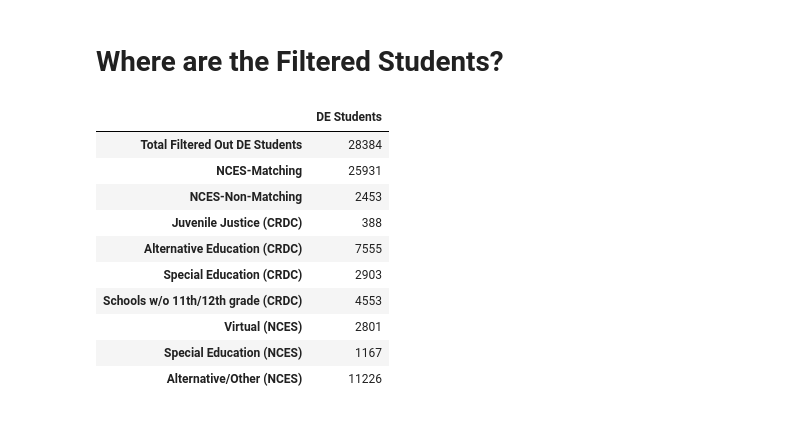
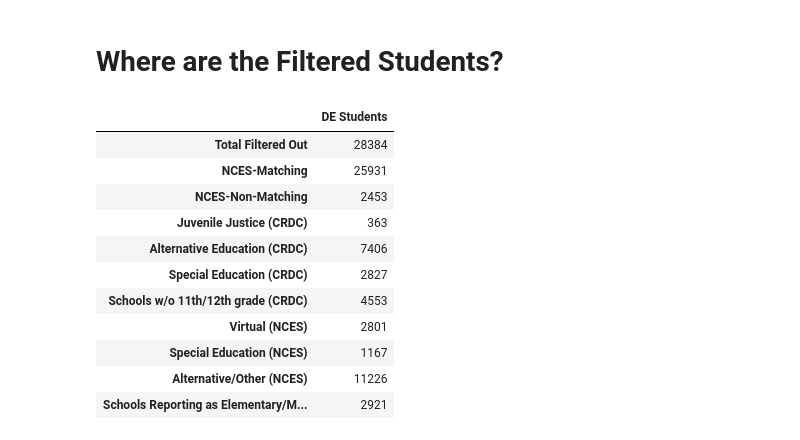
Before and after one commit to oconnoag/nacep_dual_enrollment_analysis, a Jupyter notebook: jupyter_notebooks/04_Filtered_Schools_Analysis.ipynb, the cells around one changed output. Drawn from its saved outputs; the diff is of its cells as text; code cells hidden in the pictures.

Commit message:
6/12 meeting with Adam, changed the 04 filtered file to inlcude the filtered_out_schools -- still needs to be finished though

```diff
--- a/jupyter_notebooks/04_Filtered_Schools_Analysis.ipynb
+++ b/jupyter_notebooks/04_Filtered_Schools_Analysis.ipynb
@@ -297,0 +198,6 @@ print(format(match_schools_with_de.de_total_enrollment.sum(), ",d"), "out of", f
+# %%
+"""Juvenile Justice Schools - How many schools and DE students?"""
+jj_de_students = match_schools_with_de[match_schools_with_de['JJ'] == 'Yes'].de_total_enrollment.sum()
+print(match_schools_with_de.JJ.value_counts())
+print()
+print(str(jj_de_students), "DE students.")
@@ -297,0 +212,6 @@ print(format(match_schools_with_de.de_total_enrollment.sum(), ",d"), "out of", f
+# %%
+"""Alternative Schools - How many schools and DE students?"""
+alt_de_students_crdc = match_schools_with_de[match_schools_with_de.SCH_STATUS_ALT == 'Yes'].de_total_enrollment.sum()
+print(match_schools_with_de.SCH_STATUS_ALT.value_counts())
+print()
+print(str(alt_de_students_crdc), "DE students.")
@@ -297,0 +226,6 @@ print(format(match_schools_with_de.de_total_enrollment.sum(), ",d"), "out of", f
+# %%
+"""Special Education - How many schools and DE students?"""
+sped_de_students_crdc = match_schools_with_de[match_schools_with_de.SCH_STATUS_SPED == 'Yes'].de_total_enrollment.sum()
+print(match_schools_with_de.SCH_STATUS_SPED.value_counts())
+print()
+print(str(sped_de_students_crdc), "DE students.")
@@ -366,0 +363,5 @@ Name: GSHI, dtype: int64
+# %%
+level_1_2_N_DE_Students = match_schools_with_de[(match_schools_with_de.LEVEL == '1') |
+                                               (match_schools_with_de.LEVEL == '2') |
+                                               (match_schools_with_de.LEVEL == 'N')].de_total_enrollment.sum()
+print(level_1_2_N_DE_Students, 'DE students in Schools reported as LEVELs 1, 2, or N')
@@ -445,21 +448,25 @@ with pd.option_context('display.max_rows', 125):
 # %% [markdown]
 # Where are the Filtered Students?
 # %%
-pd.DataFrame({'DE Students': [total_filtered_out_de_students, de_students_in_NCES_matching_schools, de_students_in_NCES_non_matching_schools,
+de_student_list = [total_filtered_out_de_students, de_students_in_NCES_matching_schools, de_students_in_NCES_non_matching_schools,
                               jj_de_students, alt_de_students_crdc, sped_de_students_crdc, de_students_schools_without_11_12,
-                              virtual_de_students, sped_de_students_nces, alt_de_students_nces,]},
-            index = ['Total Filtered Out DE Students', 'NCES-Matching', 'NCES-Non-Matching', 'Juvenile Justice (CRDC)', 'Alternative Education (CRDC)',
+                              virtual_de_students, sped_de_students_nces, alt_de_students_nces, level_1_2_N_DE_Students]
+filtered_list = ['Total Filtered Out', 'NCES-Matching', 'NCES-Non-Matching', 'Juvenile Justice (CRDC)', 'Alternative Education (CRDC)',
                      'Special Education (CRDC)', 'Schools w/o 11th/12th grade (CRDC)', 'Virtual (NCES)',
-                     'Special Education (NCES)', 'Alternative/Other (NCES)',])
+                     'Special Education (NCES)', 'Alternative/Other (NCES)', 'Schools Reporting as Elementary/Middle/Other (NCES)']
+
+pd.DataFrame({'DE Students': de_student_list},
+            index = filtered_list)
 # %% [output]
 |  | DE Students |
-| Total Filtered Out DE Students | 28384 |
+| Total Filtered Out | 28384 |
 | NCES-Matching | 25931 |
 | NCES-Non-Matching | 2453 |
-| Juvenile Justice (CRDC) | 388 |
-| Alternative Education (CRDC) | 7555 |
-| Special Education (CRDC) | 2903 |
+| Juvenile Justice (CRDC) | 363 |
+| Alternative Education (CRDC) | 7406 |
+| Special Education (CRDC) | 2827 |
 | Schools w/o 11th/12th grade (CRDC) | 4553 |
 | Virtual (NCES) | 2801 |
 | Special Education (NCES) | 1167 |
 | Alternative/Other (NCES) | 11226 |
+| Schools Reporting as Elementary/M... | 2921 |
```
Also changed, not shown: parts of 59 cells of this notebook, 4 other files.
